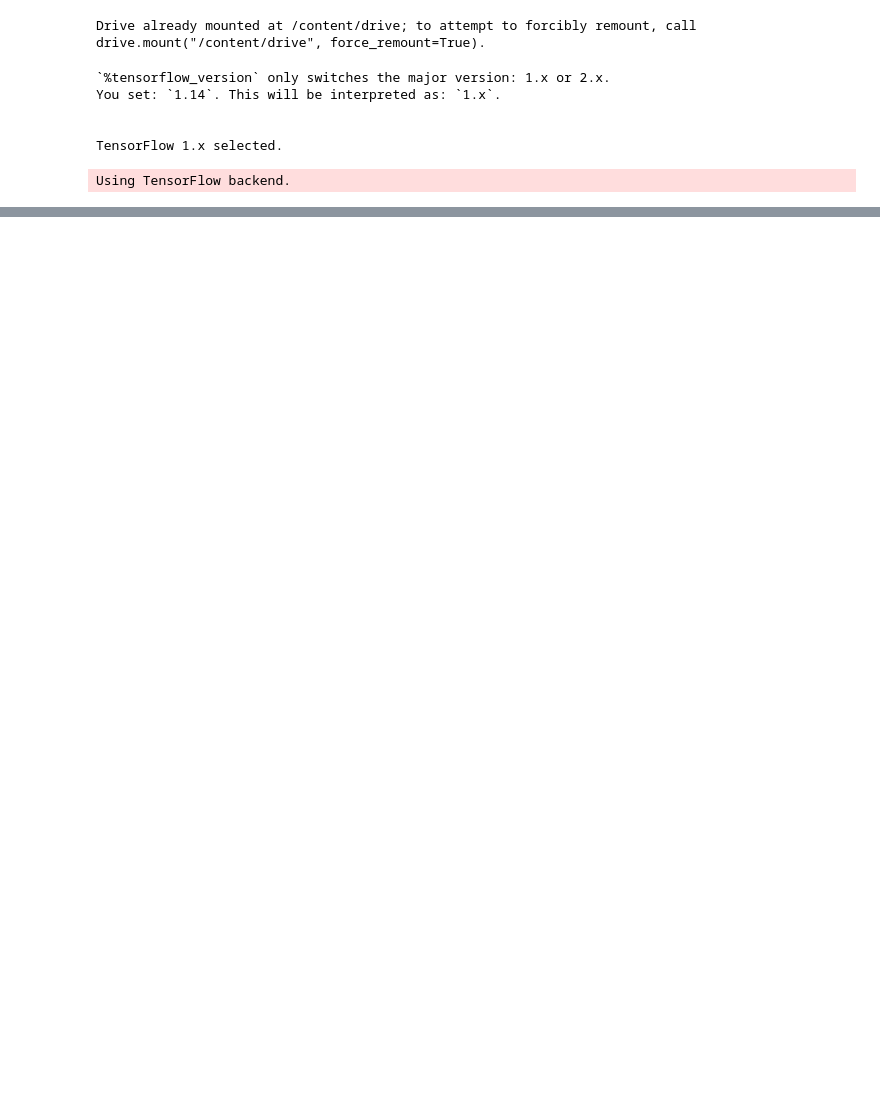
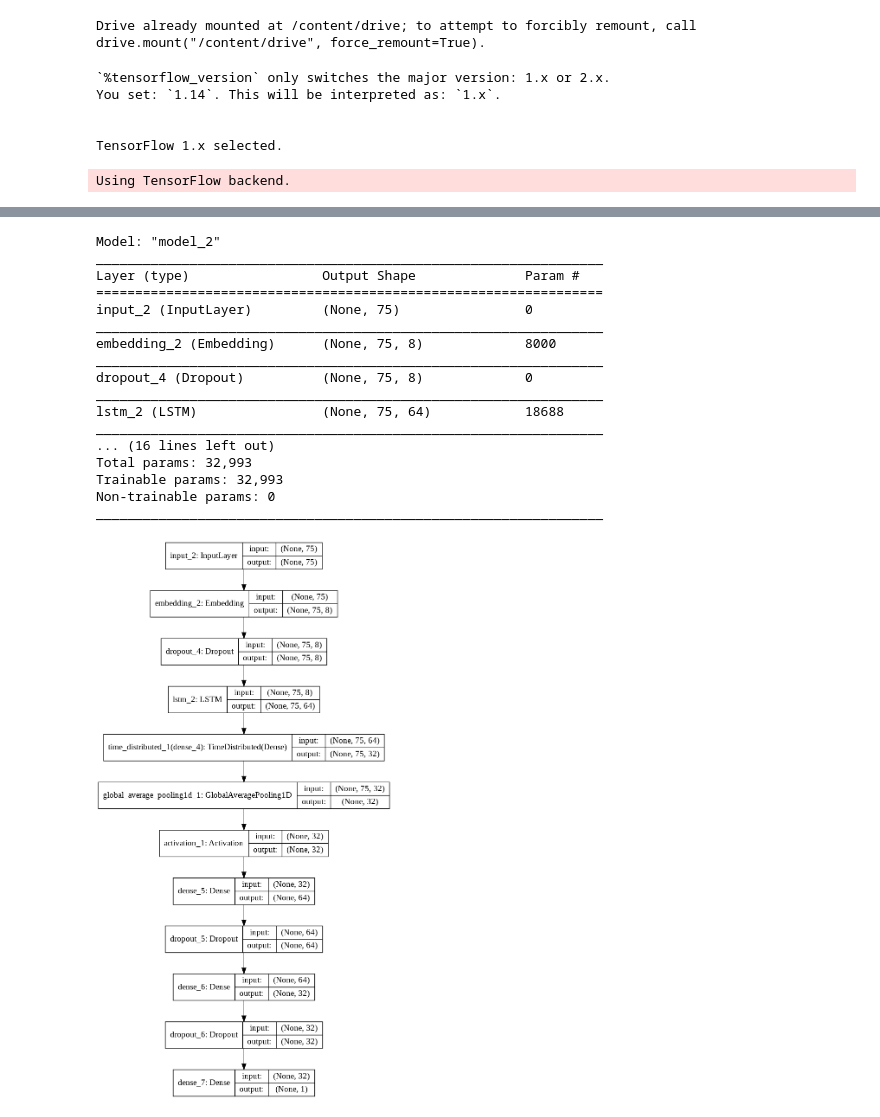
Before and after one commit to Mahinramezani/human_action_classification_ANN, a Jupyter notebook: code/model.ipynb, the cells around one changed output, grey strips where cells are left out. Drawn from its saved outputs; the diff is of its cells as text; code cells hidden in the pictures; blank space fills up the shorter version.

```diff
--- a/code/model.ipynb
+++ b/code/model.ipynb
@@ -173,0 +239,39 @@ Epoch 8/8
+# %%
+# build NN
+
+inputs = Input(shape=(75,))
+se1 = layers.Embedding(1000, 8, mask_zero=True)(inputs)
+se2 = layers.Dropout(0.5)(se1)
+se3 = layers.LSTM(64, return_sequences=True)(se2)
+att = layers.TimeDistributed(layers.Dense(32, activation='relu'))(se3)
+att = layers.GlobalAveragePooling1D()(att)
+att = layers.Activation('relu')(att)
+se4 = layers.Dense(64, activation='relu')(att)
+se5 = layers.Dropout(0.5)(se4)
+se6 = layers.Dense(32, activation='relu')(se5)
+se7 = layers.Dropout(0.5)(se6)
+output = layers.Dense(1, activation='sigmoid')(se7)
+model3 = Model(inputs=inputs, outputs=output)
+model3.compile(optimizer='adam', loss='mse')
+
+model3.summary()
+plot_model(model3, to_file='/content/drive/My Drive/Colab Notebooks/ANN/model3-2_plot.png', show_shapes=True, show_layer_names=True)
+# %% [output]
+Model: "model_2"
+_________________________________________________________________
+Layer (type)                 Output Shape              Param #
+=================================================================
+input_2 (InputLayer)         (None, 75)                0
+_________________________________________________________________
+embedding_2 (Embedding)      (None, 75, 8)             8000
+_________________________________________________________________
+dropout_4 (Dropout)          (None, 75, 8)             0
+_________________________________________________________________
+lstm_2 (LSTM)                (None, 75, 64)            18688
+_________________________________________________________________
+... (16 lines left out)
+Total params: 32,993
+Trainable params: 32,993
+Non-trainable params: 0
+_________________________________________________________________
+[figure, added]
```
Also changed, not shown: parts of 12 cells of this notebook, 8 other files.
